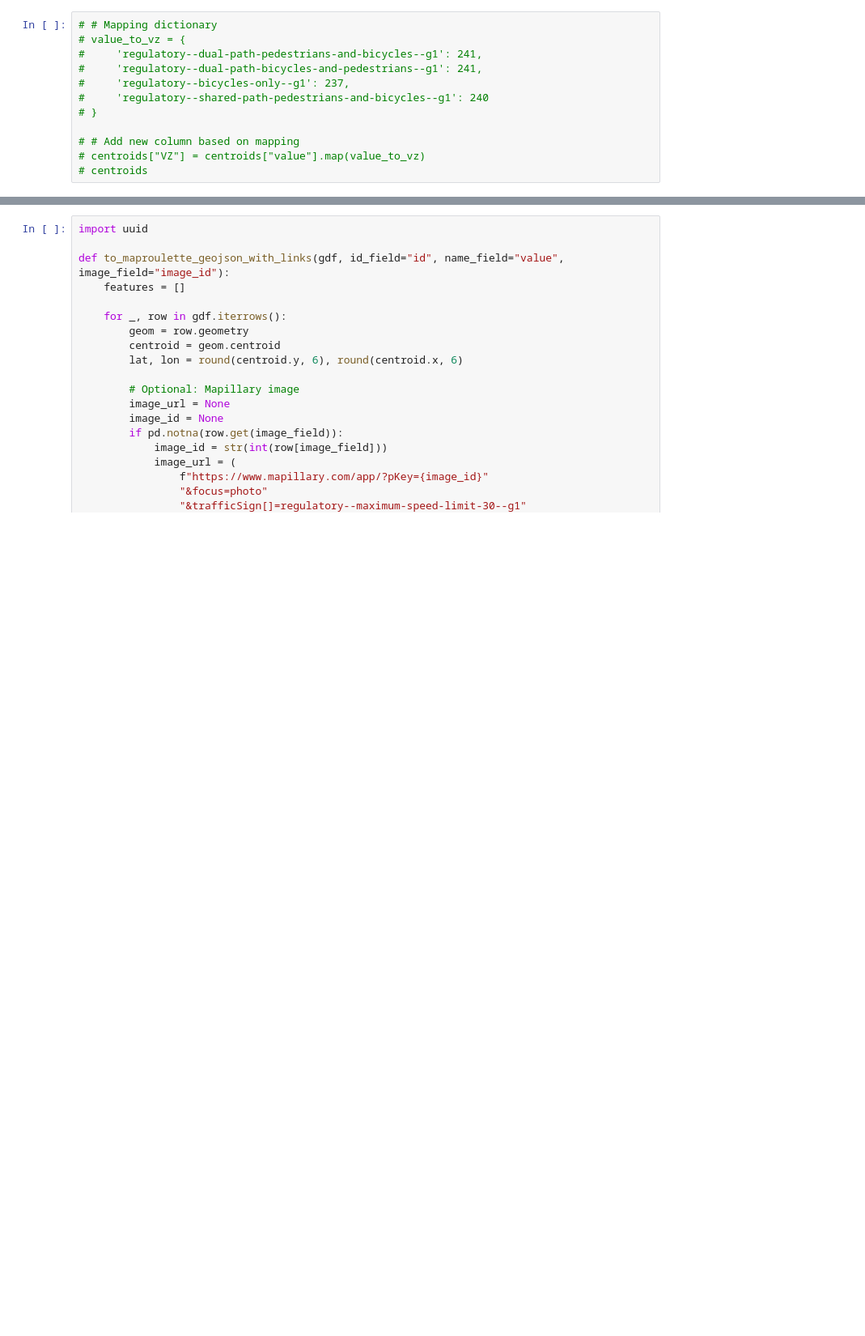
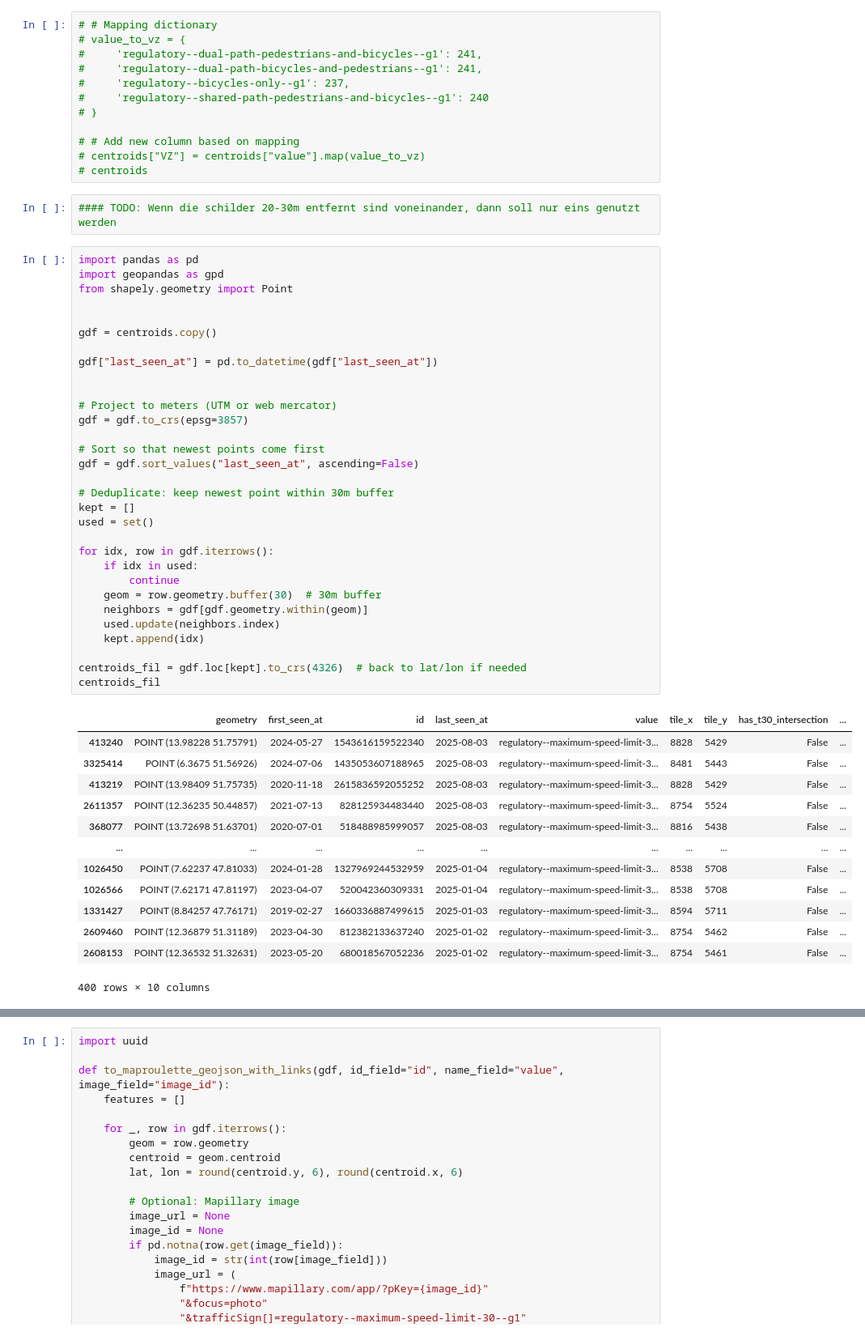
Before and after one commit to vizsim/mapillary_trafficsigns, a Jupyter notebook: use_cases/schools_tempo30_campaign/1_merge_mapillary-trafficsigns_osm-highways.ipynb, the cells around one changed output, grey strips where cells are left out. Shown at 81% size. Drawn from its saved outputs; the diff is of its cells as text; blank space fills up the shorter version.

```diff
--- a/use_cases/schools_tempo30_campaign/1_merge_mapillary-trafficsigns_osm-highways.ipynb
+++ b/use_cases/schools_tempo30_campaign/1_merge_mapillary-trafficsigns_osm-highways.ipynb
@@ -391,3 +391,50 @@ centroids
 # # Add new column based on mapping
 # centroids["VZ"] = centroids["value"].map(value_to_vz)
 # centroids
+# %%
+#### TODO: Wenn die schilder 20-30m entfernt sind voneinander, dann soll nur eins genutzt werden
+# %%
+import pandas as pd
+import geopandas as gpd
+from shapely.geometry import Point
+
+
+gdf = centroids.copy()
+
+gdf["last_seen_at"] = pd.to_datetime(gdf["last_seen_at"])
+
+
+# Project to meters (UTM or web mercator)
+gdf = gdf.to_crs(epsg=3857)
+
+# Sort so that newest points come first
+gdf = gdf.sort_values("last_seen_at", ascending=False)
+
+# Deduplicate: keep newest point within 30m buffer
+kept = []
+used = set()
+
+for idx, row in gdf.iterrows():
+    if idx in used:
+        continue
+    geom = row.geometry.buffer(30)  # 30m buffer
+    neighbors = gdf[gdf.geometry.within(geom)]
+    used.update(neighbors.index)
+    kept.append(idx)
+
+centroids_fil = gdf.loc[kept].to_crs(4326)  # back to lat/lon if needed
+centroids_fil
+# %% [output]
+|  | geometry | first_seen_at | id | last_seen_at | value | tile_x | tile_y | has_t30_intersection | ... |
+| 413240 | POINT (13.98228 51.75791) | 2024-05-27 | 1543616159522340 | 2025-08-03 | regulatory--maximum-speed-limit-3... | 8828 | 5429 | False | ... |
+| 3325414 | POINT (6.3675 51.56926) | 2024-07-06 | 1435053607188965 | 2025-08-03 | regulatory--maximum-speed-limit-3... | 8481 | 5443 | False | ... |
+| 413219 | POINT (13.98409 51.75735) | 2020-11-18 | 2615836592055252 | 2025-08-03 | regulatory--maximum-speed-limit-3... | 8828 | 5429 | False | ... |
+| 2611357 | POINT (12.36235 50.44857) | 2021-07-13 | 828125934483440 | 2025-08-03 | regulatory--maximum-speed-limit-3... | 8754 | 5524 | False | ... |
+| 368077 | POINT (13.72698 51.63701) | 2020-07-01 | 518488985999057 | 2025-08-03 | regulatory--maximum-speed-limit-3... | 8816 | 5438 | False | ... |
+| ... | ... | ... | ... | ... | ... | ... | ... | ... | ... |
+| 1026450 | POINT (7.62237 47.81033) | 2024-01-28 | 1327969244532959 | 2025-01-04 | regulatory--maximum-speed-limit-3... | 8538 | 5708 | False | ... |
+| 1026566 | POINT (7.62171 47.81197) | 2023-04-07 | 520042360309331 | 2025-01-04 | regulatory--maximum-speed-limit-3... | 8538 | 5708 | False | ... |
+| 1331427 | POINT (8.84257 47.76171) | 2019-02-27 | 1660336887499615 | 2025-01-03 | regulatory--maximum-speed-limit-3... | 8594 | 5711 | False | ... |
+| 2609460 | POINT (12.36879 51.31189) | 2023-04-30 | 812382133637240 | 2025-01-02 | regulatory--maximum-speed-limit-3... | 8754 | 5462 | False | ... |
+| 2608153 | POINT (12.36532 51.32631) | 2023-05-20 | 680018567052236 | 2025-01-02 | regulatory--maximum-speed-limit-3... | 8754 | 5461 | False | ... |
+400 rows × 10 columns
```
Also changed, not shown: parts of 1 cell of this notebook, 3 other files.
